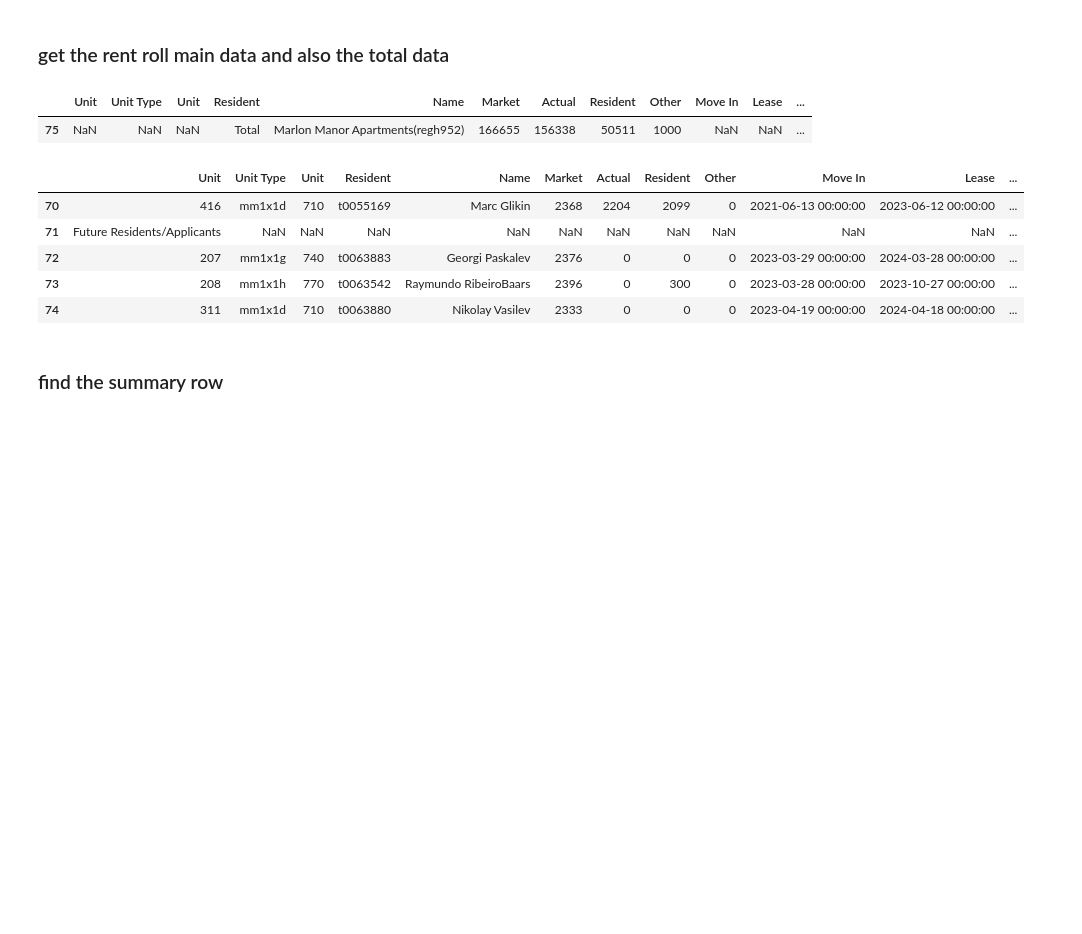
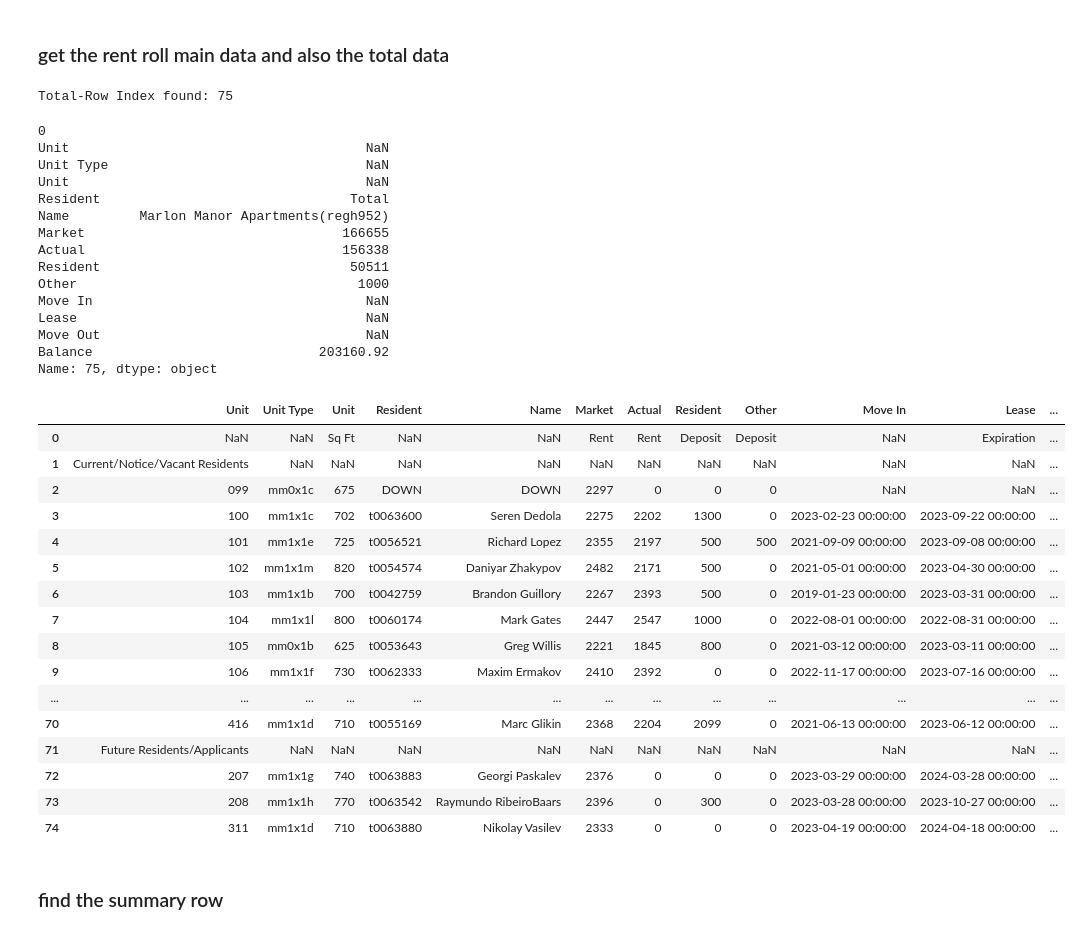
Before and after one commit to harikeerthan24/Lenguard, a Jupyter notebook: main.ipynb, the cells around one changed output. Saved outputs shown, nothing was run; the diff lists cells and outputs as text; code cells hidden in the pictures; blank space fills up the shorter version.

Commit message:
Parsing process - current script working

```diff
--- a/main.ipynb
+++ b/main.ipynb
@@ -764,7 +353,7 @@ Header row index: 3
 ### extract the metadata
 # %%
 # Extract metadata
-metadata = raw_data.iloc[:header_row_idx].copy()
+metadata = raw_data.iloc[:rent_roll_header_row_idx].copy()
 metadata = metadata.dropna(how='all').reset_index(drop=True)
 
 metadata_dict = {}
@@ -782,60 +371,78 @@ metadata_dict
 ### get the rent roll main data and also the total data
 # %%
 # Process rent roll data
-data = raw_data.iloc[header_row_idx:].reset_index(drop=True)
+# Extract data starting from header row and reset index
+data = raw_data.iloc[rent_roll_header_row_idx:].reset_index(drop=True)
+
+# Set column names using the header row
 data.columns = data.iloc[0]
+
+# Get data excluding header row and reset index
 rent_roll_data = data.iloc[1:].reset_index(drop=True)
+
+# Remove any rows that are completely empty and reset index
 rent_roll_data = rent_roll_data.dropna(how='all').reset_index(drop=True)
 
 
 # Find total row
 total_mask = rent_roll_data.astype(str).apply(
     lambda row: 'total' in ' '.join(row.values).lower(),
     axis=1
 )
 
 total_row_index = rent_roll_data[total_mask].index[0] if any(total_mask) else None
-# print("\nTotal-Row Index found:", total_row_index)
+print("\nTotal-Row Index found:", total_row_index)
 
 # if total_row_index is not None:
 total_row_data = rent_roll_data.iloc[total_row_index]
+display(total_row_data) # total row data
 
-# print("\nTotal Row Data:")
-# #    print(total_row_data)
 
 # total_row_data
 # Get rent roll data up to total row
 if total_row_index is not None:
     rent_roll_main = rent_roll_data.iloc[:total_row_index].copy()
 else:
     rent_roll_main = rent_roll_data.copy()
 
 # Clean up any remaining all-NA rows
 rent_roll_main = rent_roll_main.dropna(how='all').reset_index(drop=True)
 
-# print("\nRent Roll Main Data Shape:", rent_roll_main.shape)
-# rent_roll_main.tail()
-
-# display the total row data
-"""
-Total Row Data:
-"""
-display(pd.DataFrame(total_row_data).T)
-
-
-"""
-rent roll main data
-"""
-rent_roll_main.tail()
+rent_roll_main # rent roll main data without total row
 # %% [output]
+Total-Row Index found: 75
+0
+Unit                                      NaN
+Unit Type                                 NaN
+Unit                                      NaN
+Resident                                Total
+Name         Marlon Manor Apartments(regh952)
+Market                                 166655
+Actual                                 156338
+Resident                                50511
+Other                                    1000
+Move In                                   NaN
+Lease                                     NaN
+Move Out                                  NaN
+Balance                             203160.92
+Name: 75, dtype: object
 |  | Unit | Unit Type | Unit | Resident | Name | Market | Actual | Resident | Other | Move In | Lease | ... |
-| 75 | NaN | NaN | NaN | Total | Marlon Manor Apartments(regh952) | 166655 | 156338 | 50511 | 1000 | NaN | NaN | ... |
+| 0 | NaN | NaN | Sq Ft | NaN | NaN | Rent | Rent | Deposit | Deposit | NaN | Expiration | ... |
+| 1 | Current/Notice/Vacant Residents | NaN | NaN | NaN | NaN | NaN | NaN | NaN | NaN | NaN | NaN | ... |
+| 2 | 099 | mm0x1c | 675 | DOWN | DOWN | 2297 | 0 | 0 | 0 | NaN | NaN | ... |
+| 3 | 100 | mm1x1c | 702 | t0063600 | Seren Dedola | 2275 | 2202 | 1300 | 0 | 2023-02-23 00:00:00 | 2023-09-22 00:00:00 | ... |
+| 4 | 101 | mm1x1e | 725 | t0056521 | Richard Lopez | 2355 | 2197 | 500 | 500 | 2021-09-09 00:00:00 | 2023-09-08 00:00:00 | ... |
+| 5 | 102 | mm1x1m | 820 | t0054574 | Daniyar Zhakypov | 2482 | 2171 | 500 | 0 | 2021-05-01 00:00:00 | 2023-04-30 00:00:00 | ... |
+| 6 | 103 | mm1x1b | 700 | t0042759 | Brandon Guillory | 2267 | 2393 | 500 | 0 | 2019-01-23 00:00:00 | 2023-03-31 00:00:00 | ... |
+| 7 | 104 | mm1x1l | 800 | t0060174 | Mark Gates | 2447 | 2547 | 1000 | 0 | 2022-08-01 00:00:00 | 2022-08-31 00:00:00 | ... |
+| 8 | 105 | mm0x1b | 625 | t0053643 | Greg Willis | 2221 | 1845 | 800 | 0 | 2021-03-12 00:00:00 | 2023-03-11 00:00:00 | ... |
+| 9 | 106 | mm1x1f | 730 | t0062333 | Maxim Ermakov | 2410 | 2392 | 0 | 0 | 2022-11-17 00:00:00 | 2023-07-16 00:00:00 | ... |
+| ... | ... | ... | ... | ... | ... | ... | ... | ... | ... | ... | ... | ... |
+| 70 | 416 | mm1x1d | 710 | t0055169 | Marc Glikin | 2368 | 2204 | 2099 | 0 | 2021-06-13 00:00:00 | 2023-06-12 00:00:00 | ... |
+| 71 | Future Residents/Applicants | NaN | NaN | NaN | NaN | NaN | NaN | NaN | NaN | NaN | NaN | ... |
+| 72 | 207 | mm1x1g | 740 | t0063883 | Georgi Paskalev | 2376 | 0 | 0 | 0 | 2023-03-29 00:00:00 | 2024-03-28 00:00:00 | ... |
+| 73 | 208 | mm1x1h | 770 | t0063542 | Raymundo RibeiroBaars | 2396 | 0 | 300 | 0 | 2023-03-28 00:00:00 | 2023-10-27 00:00:00 | ... |
+| 74 | 311 | mm1x1d | 710 | t0063880 | Nikolay Vasilev | 2333 | 0 | 0 | 0 | 2023-04-19 00:00:00 | 2024-04-18 00:00:00 | ... |
-|  | Unit | Unit Type | Unit | Resident | Name | Market | Actual | Resident | Other | Move In | Lease | ... |
-| 70 | 416 | mm1x1d | 710 | t0055169 | Marc Glikin | 2368 | 2204 | 2099 | 0 | 2021-06-13 00:00:00 | 2023-06-12 00:00:00 | ... |
-| 71 | Future Residents/Applicants | NaN | NaN | NaN | NaN | NaN | NaN | NaN | NaN | NaN | NaN | ... |
-| 72 | 207 | mm1x1g | 740 | t0063883 | Georgi Paskalev | 2376 | 0 | 0 | 0 | 2023-03-29 00:00:00 | 2024-03-28 00:00:00 | ... |
-| 73 | 208 | mm1x1h | 770 | t0063542 | Raymundo RibeiroBaars | 2396 | 0 | 300 | 0 | 2023-03-28 00:00:00 | 2023-10-27 00:00:00 | ... |
-| 74 | 311 | mm1x1d | 710 | t0063880 | Nikolay Vasilev | 2333 | 0 | 0 | 0 | 2023-04-19 00:00:00 | 2024-04-18 00:00:00 | ... |
 # %% [markdown]
 ### find the summary row
 # %%
```
Also changed, not shown: parts of 16 cells of this notebook.
